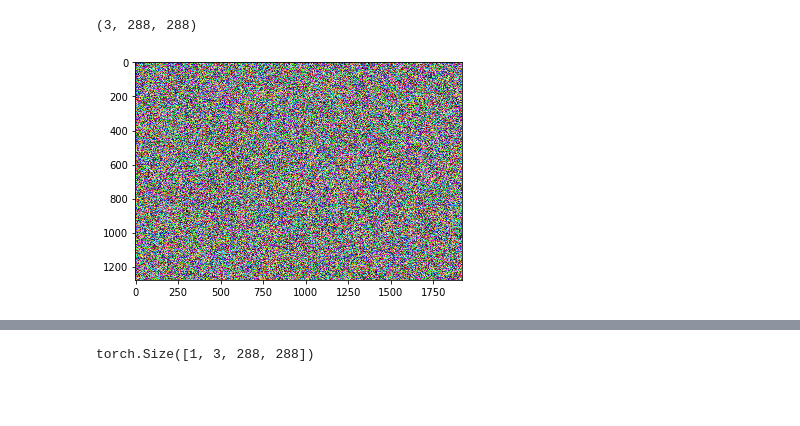
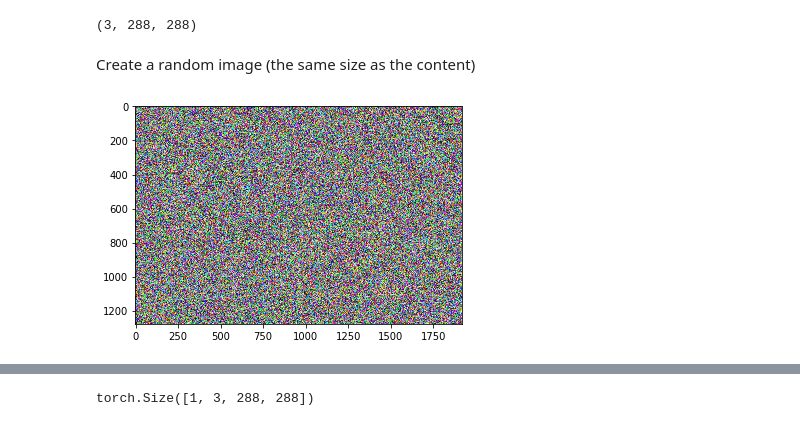
Before and after one commit to nrhodes/cs152fa2018, a Jupyter notebook: notebooks/StyleTransfer.ipynb, the cells around one changed output, grey strips where cells are left out. Saved outputs shown, nothing was run; the diff lists cells and outputs as text; code cells hidden in the pictures; blank space fills up the shorter version.

```diff
--- a/notebooks/StyleTransfer.ipynb
+++ b/notebooks/StyleTransfer.ipynb
@@ -25,0 +42,3 @@ from scipy import ndimage
+# %%
+def random_image(shape):
+    return np.random.uniform(0, 1, size=shape).astype(np.float32)
@@ -41,8 +83,10 @@ content_tfmd_img = val_tfms(content_img)
 content_tfmd_img.shape
 # %% [output]
 (3, 288, 288)
+# %% [markdown]
+Create a random image (the same size as the content)
 # %%
-opt_img = np.random.uniform(0, 1, size=content_img.shape).astype(np.float32)
+opt_img = random_image(content_img.shape)
 plt.imshow(opt_img);
 # %% [output]
-[figure, old version]
+[figure, new version]
```
Also changed, not shown: parts of 93 cells of this notebook.
